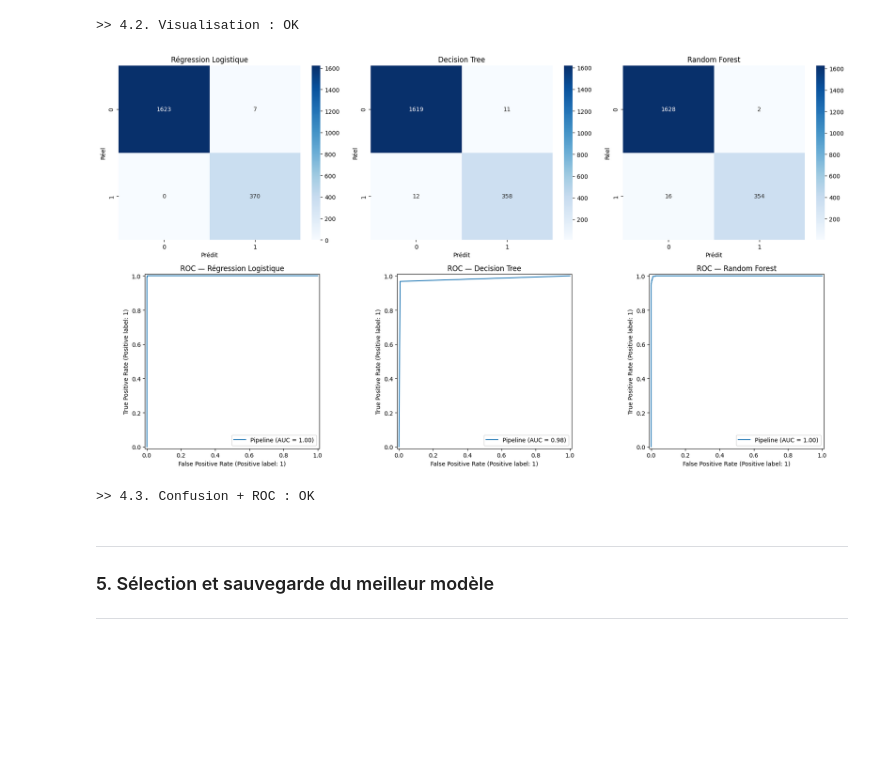
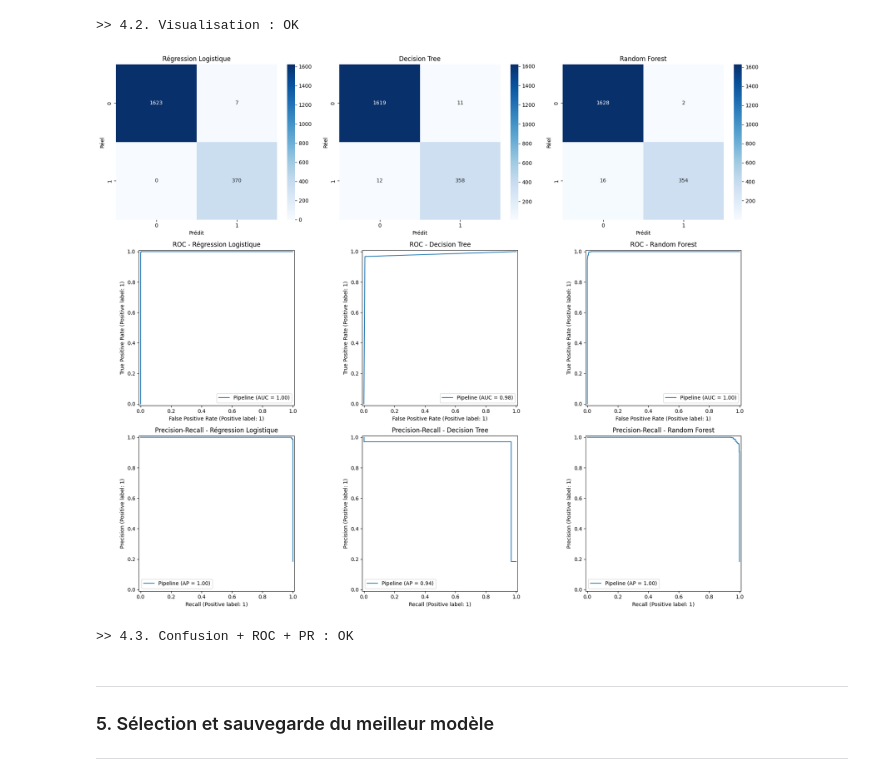
Before and after one commit to diegomerchanm/loan-default-mlops, a Jupyter notebook: notebooks/NB3_MODELISATION.ipynb, the cells around one changed output. Drawn from its saved outputs; the diff is of its cells as text; code cells hidden in the pictures; blank space fills up the shorter version.

Commit message:
feat: ajout d'une courbe précision Recall pour la comparaison des modèles

```diff
--- a/notebooks/NB3_MODELISATION.ipynb
+++ b/notebooks/NB3_MODELISATION.ipynb
@@ -334,30 +334,34 @@ print(">> 4.2. Visualisation : OK")
 [figure]
 >> 4.2. Visualisation : OK
 # %%
-# 4.3. Matrices de confusion et courbes ROC
-fig, axes = plt.subplots(2, 3, figsize=(18, 10))
+# 4.3. Matrices de confusion, courbes ROC et Precision-Recall
+fig, axes = plt.subplots(3, 3, figsize=(18, 15))
 
 for i, (nom, pipe) in enumerate(pipelines):
     y_pred = pipe.predict(X_test)
 
     # Matrice de confusion
     cm = confusion_matrix(y_test, y_pred)
     sns.heatmap(cm, annot=True, fmt="d", cmap="Blues", ax=axes[0, i])
     axes[0, i].set_title(f"{nom}")
     axes[0, i].set_xlabel("Prédit")
     axes[0, i].set_ylabel("Réel")
 
     # Courbe ROC
     RocCurveDisplay.from_estimator(pipe, X_test, y_test, ax=axes[1, i])
-    axes[1, i].set_title(f"ROC — {nom}")
+    axes[1, i].set_title(f"ROC - {nom}")
+
+    # Courbe Precision-Recall
+    PrecisionRecallDisplay.from_estimator(pipe, X_test, y_test, ax=axes[2, i])
+    axes[2, i].set_title(f"Precision-Recall - {nom}")
 
 plt.tight_layout()
-plt.savefig(OUTPUT_DIR / "NB3_confusion_et_roc.png", dpi=150)
+plt.savefig(OUTPUT_DIR / "NB3_confusion_roc_pr.png", dpi=150)
 plt.show()
-print(">> 4.3. Confusion + ROC : OK")
+print(">> 4.3. Confusion + ROC + PR : OK")
 # %% [output]
-[figure, old version]
+[figure, new version]
->> 4.3. Confusion + ROC : OK
+>> 4.3. Confusion + ROC + PR : OK
 # %% [markdown]
 ---
 
```
Also changed, not shown: 1 other file.
